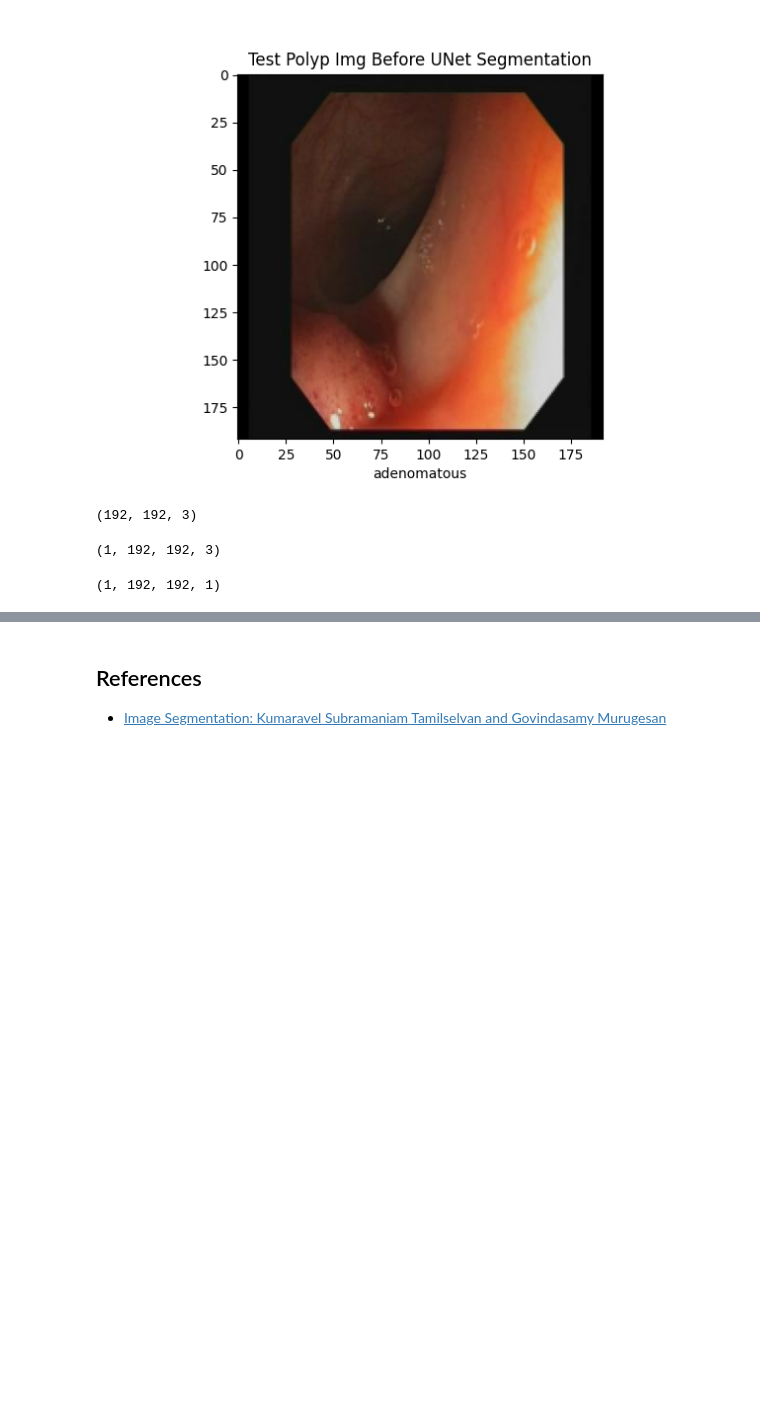
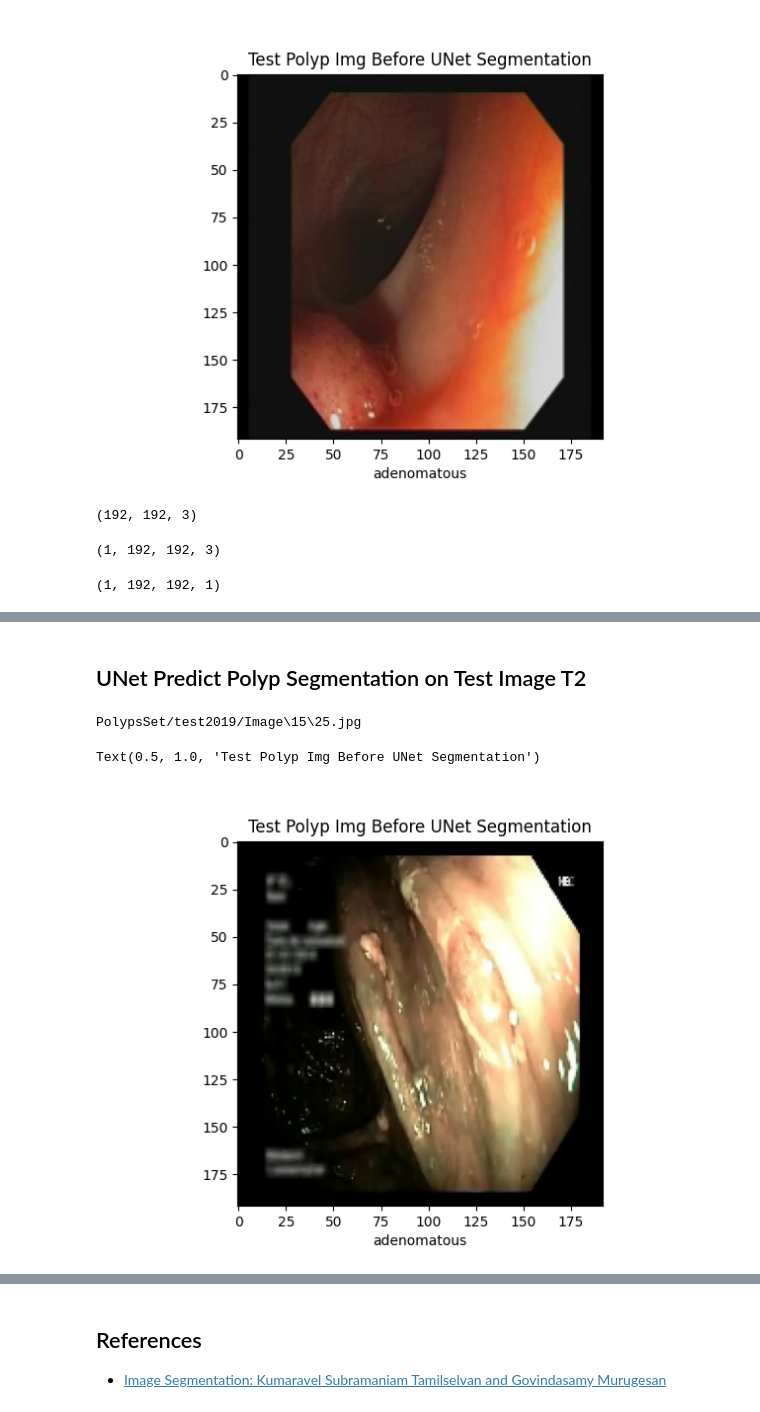
Before and after one commit to shreyahunur/Lesion-Detection, a Jupyter notebook: Notebooks/UNet_Polyp_Segmentation.ipynb, the cells around one changed output, grey strips where cells are left out. Drawn from its saved outputs; the diff is of its cells as text; code cells hidden in the pictures; blank space fills up the shorter version.

```diff
--- a/Notebooks/UNet_Polyp_Segmentation.ipynb
+++ b/Notebooks/UNet_Polyp_Segmentation.ipynb
@@ -656,0 +704,14 @@ plt.savefig("unet/trained_100/seg_pred_images/test0_segmented.jpg")
+# %% [markdown]
+## UNet Predict Polyp Segmentation on Test Image T2
+# %%
+print(cln_test_X_filepaths[1500])
+test_img_2_rgb = cv2.cvtColor(test_X_images[1500], cv2.COLOR_BGR2RGB)
+plt.figure()
+plt.imshow(test_img_2_rgb)
+plt.xlabel(classes[0])
+plt.title("Test Polyp Img Before UNet Segmentation")
+# plt.show()
+# %% [output]
+PolypsSet/test2019/Image\15\25.jpg
+Text(0.5, 1.0, 'Test Polyp Img Before UNet Segmentation')
+[figure, added]
```
Also changed, not shown: parts of 41 cells of this notebook, 3 other files.
